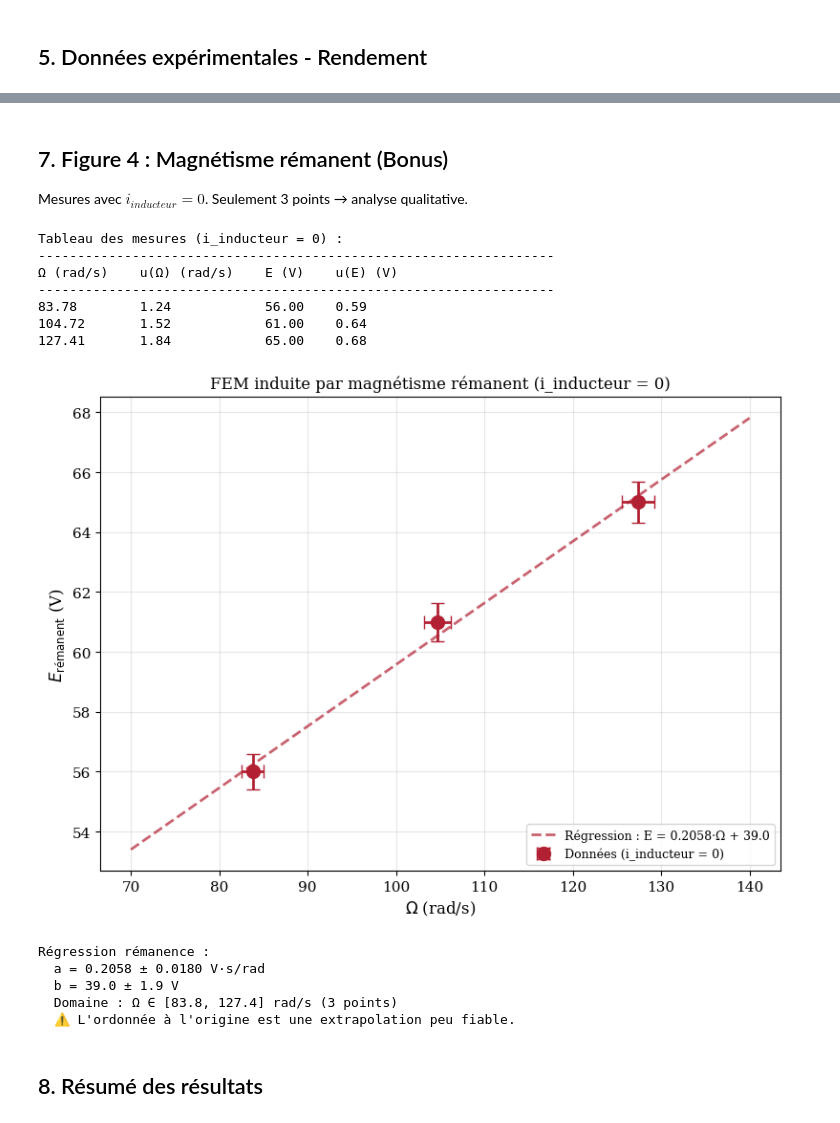
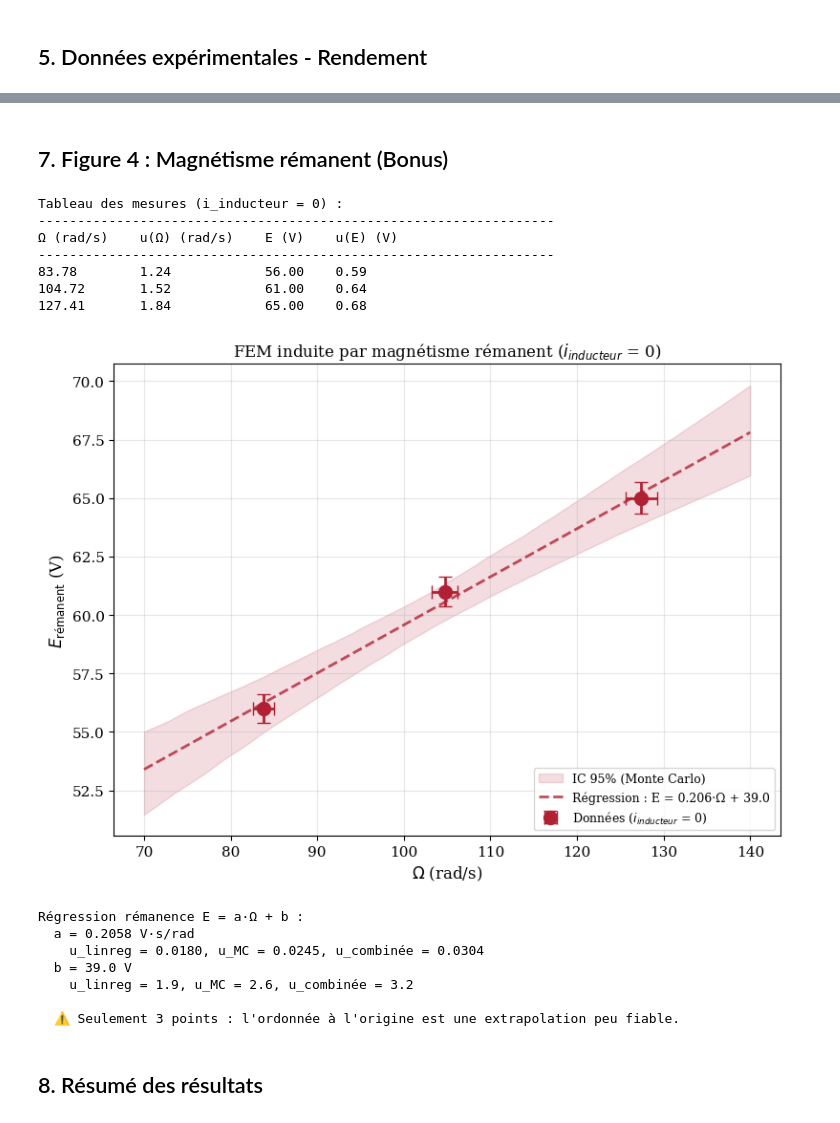
Before and after one commit to pierrelouis-cmrt/TP8, a Jupyter notebook: TP8_notebook.ipynb, the cells around one changed output, grey strips where cells are left out. Drawn from its saved outputs; the diff is of its cells as text; code cells hidden in the pictures.

Commit message:
pre-monte carlo

```diff
--- a/TP8_notebook.ipynb
+++ b/TP8_notebook.ipynb
@@ -12,11 +14,18 @@ import os
 
 # Configuration
 ROUGE = '#B22133'
+ROUGE_CLAIR = '#B22133'
 plt.rcParams['font.size'] = 11
 plt.rcParams['figure.figsize'] = (9, 6)
 plt.rcParams['font.family'] = 'serif'
 
 os.makedirs('figures', exist_ok=True)
+
+# Paramètres Monte Carlo
+N_MC = 1000
+RNG = np.random.default_rng(42)  # Reproductibilité
+
 print("Configuration chargée.")
+print(f"Monte Carlo : {N_MC} tirages par simulation")
 # %% [output]
 Configuration chargée.
@@ -360,7 +509,5 @@ R (%)   P_abs (W)    ΔP_abs (W)   P_ch (W)    ΔP_ch (W)   η (%)    Δη (%)
 # %% [markdown]
 ## 7. Figure 4 : Magnétisme rémanent (Bonus)
-
-Mesures avec $i_{inducteur} = 0$. Seulement 3 points → analyse qualitative.
 # %%
 U_tachy_rem = np.array([48, 60, 73], dtype=float)
 E_rem = np.array([56, 61, 65], dtype=float)
@@ -369,54 +516,76 @@ omega_rem = convert_to_omega_rad(U_tachy_rem)
 delta_omega_rem = incertitude_omega(U_tachy_rem)
 delta_E_rem = incertitude_tension(E_rem)
 
-print("\nTableau des mesures (i_inducteur = 0) :")
+# Régression classique
+a_rem, ua_rem_linreg, b_rem, ub_rem_linreg = linregress_with_uncertainties(omega_rem, E_rem)
+
+# Monte Carlo
+slopes_rem_mc, intercepts_rem_mc = monte_carlo_linreg(omega_rem, E_rem, delta_omega_rem, delta_E_rem)
+ua_rem_mc = np.std(slopes_rem_mc)
+ub_rem_mc = np.std(intercepts_rem_mc)
+
+# Incertitudes combinées
+ua_rem = combine_uncertainties(ua_rem_linreg, ua_rem_mc)
+ub_rem = combine_uncertainties(ub_rem_linreg, ub_rem_mc)
+
+# Bande de confiance 95%
+omega_fit_rem = np.linspace(70, 140, 100)
+E_lower_rem, E_upper_rem = confidence_band_linear(omega_fit_rem, slopes_rem_mc, intercepts_rem_mc, ci=0.95)
+
+print("Tableau des mesures (i_inducteur = 0) :")
 print('-'*66)
 print(f"{'Ω (rad/s)':<12} {'u(Ω) (rad/s)':<15} {'E (V)':<8} {'u(E) (V)':<10}")
 print('-'*66)
 for om, uom, e, ue in zip(omega_rem, delta_omega_rem, E_rem, delta_E_rem):
     print(f"{om:<12.2f} {uom:<15.2f} {e:<8.2f} {ue:<10.2f}")
 
-
 fig4, ax4 = plt.subplots(figsize=(8, 6))
 
+# Bande de confiance
+ax4.fill_between(omega_fit_rem, E_lower_rem, E_upper_rem, color=ROUGE_CLAIR, alpha=0.15,
+                 label='IC 95% (Monte Carlo)')
+
+# Points expérimentaux
 ax4.errorbar(omega_rem, E_rem, xerr=delta_omega_rem, yerr=delta_E_rem,
              fmt='o', color=ROUGE, capsize=5, markersize=10, linewidth=2,
-             label='Données (i_inducteur = 0)')
+             label='Données ($i_{inducteur}$ = 0)', zorder=3)
 
-a_rem, ua_rem, b_rem, ub_rem = linregress_with_uncertainties(omega_rem, E_rem)
-omega_fit_rem = np.linspace(70, 140, 100)
+# Droite de régression
 E_fit_rem = a_rem * omega_fit_rem + b_rem
-ax4.plot(omega_fit_rem, E_fit_rem, '--', color=ROUGE, alpha=0.7, linewidth=2,
-         label=f"Régression : E = {a_rem:.4f}·Ω + {b_rem:.1f}")
+ax4.plot(omega_fit_rem, E_fit_rem, '--', color=ROUGE, alpha=0.8, linewidth=2,
+         label=f"Régression : E = {a_rem:.3f}·Ω + {b_rem:.1f}", zorder=2)
 
 ax4.set_xlabel(r'$\Omega$ (rad/s)', fontsize=12)
 ax4.set_ylabel(r'$E_{\mathrm{rémanent}}$ (V)', fontsize=12)
-ax4.set_title("FEM induite par magnétisme rémanent (i_inducteur = 0)", fontsize=12)
+ax4.set_title("FEM induite par magnétisme rémanent ($i_{inducteur}$ = 0)", fontsize=12)
 ax4.legend(loc='lower right', fontsize=9)
 ax4.grid(True, alpha=0.3)
 plt.tight_layout()
 plt.savefig('figures/figure4_remanence.png', dpi=300, bbox_inches='tight')
 plt.show()
 
-print("\nRégression rémanence :")
-print(f"  a = {a_rem:.4f} ± {ua_rem:.4f} V·s/rad")
-print(f"  b = {b_rem:.1f} ± {ub_rem:.1f} V")
-print(f"  Domaine : Ω ∈ [{min(omega_rem):.1f}, {max(omega_rem):.1f}] rad/s (3 points)")
-print(f"  ⚠️ L'ordonnée à l'origine est une extrapolation peu fiable.")
+print("\nRégression rémanence E = a·Ω + b :")
+print(f"  a = {a_rem:.4f} V·s/rad")
+print(f"    u_linreg = {ua_rem_linreg:.4f}, u_MC = {ua_rem_mc:.4f}, u_combinée = {ua_rem:.4f}")
+print(f"  b = {b_rem:.1f} V")
+print(f"    u_linreg = {ub_rem_linreg:.1f}, u_MC = {ub_rem_mc:.1f}, u_combinée = {ub_rem:.1f}")
+print(f"\n  ⚠️ Seulement 3 points : l'ordonnée à l'origine est une extrapolation peu fiable.")
 # %% [output]
 Tableau des mesures (i_inducteur = 0) :
 ------------------------------------------------------------------
 Ω (rad/s)    u(Ω) (rad/s)    E (V)    u(E) (V)
 ------------------------------------------------------------------
 83.78        1.24            56.00    0.59
 104.72       1.52            61.00    0.64
 127.41       1.84            65.00    0.68
-[figure, old version]
+[figure, new version]
-Régression rémanence :
-  a = 0.2058 ± 0.0180 V·s/rad
-  b = 39.0 ± 1.9 V
-  Domaine : Ω ∈ [83.8, 127.4] rad/s (3 points)
-  ⚠️ L'ordonnée à l'origine est une extrapolation peu fiable.
+Régression rémanence E = a·Ω + b :
+  a = 0.2058 V·s/rad
+    u_linreg = 0.0180, u_MC = 0.0245, u_combinée = 0.0304
+  b = 39.0 V
+    u_linreg = 1.9, u_MC = 2.6, u_combinée = 3.2
+
+  ⚠️ Seulement 3 points : l'ordonnée à l'origine est une extrapolation peu fiable.
 # %% [markdown]
 ## 8. Résumé des résultats
 # %%
```
Also changed, not shown: parts of 19 cells of this notebook, 4 other files.
